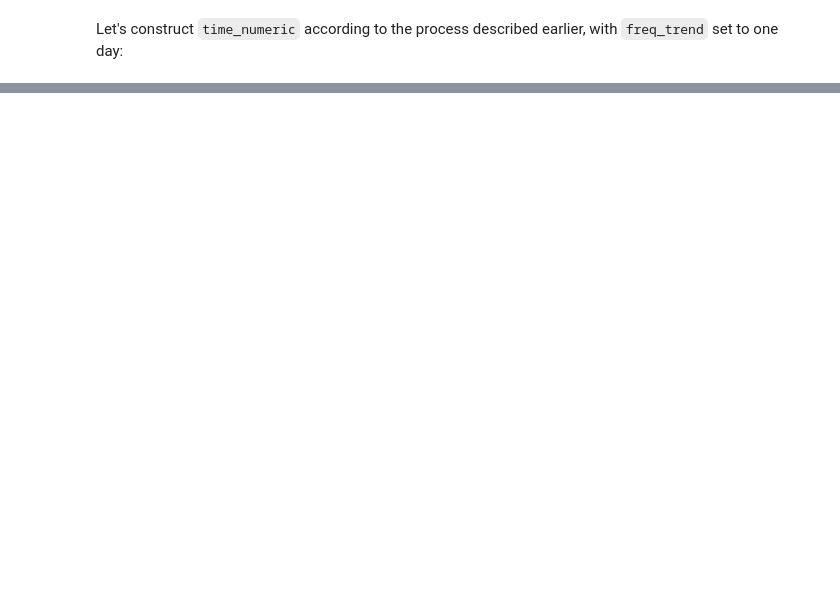
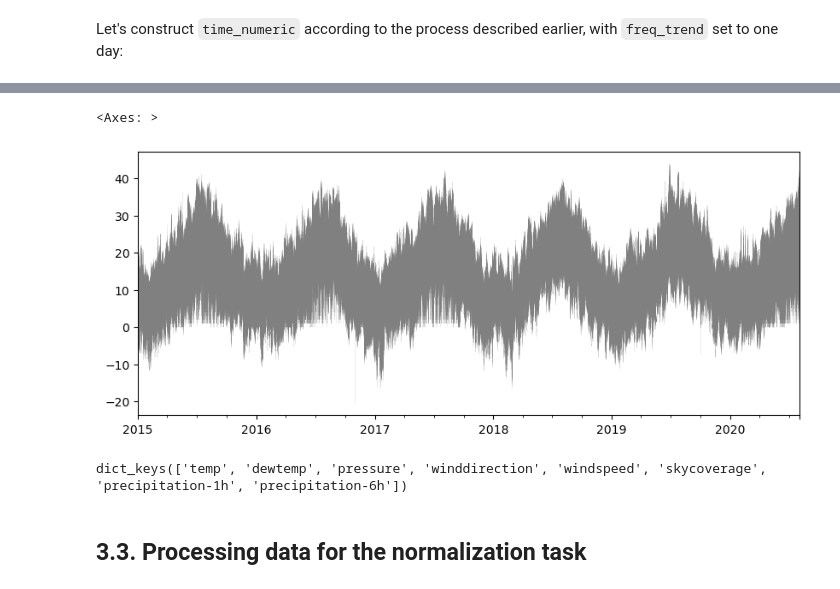
Before and after one commit to CyrilJl/apyxl, a Jupyter notebook: docs/source/tours/ts_normalization.ipynb, the cells around one changed output, grey strips where cells are left out. Cells and saved outputs as stored; diff of their text form; code cells hidden in the pictures; blank space fills up the shorter version.

```diff
--- a/docs/source/tours/ts_normalization.ipynb
+++ b/docs/source/tours/ts_normalization.ipynb
@@ -116,0 +147,14 @@ plt.show()
+# %%
+module = IsdLite(verbose=True)
+data = module.get_data(start=load.index.min(), end=load.index.max(), countries='FR', organize_by='field')
+# %%
+data['temp'].plot(legend=False, c='grey', lw=0.1, figsize=(10, 4))
+# %% [output]
+<Axes: >
+[figure, added]
+# %%
+data.keys()
+# %% [output]
+dict_keys(['temp', 'dewtemp', 'pressure', 'winddirection', 'windspeed', 'skycoverage', 'precipitation-1h', 'precipitation-6h'])
+# %% [markdown]
+## 3.3. Processing data for the normalization task
```
Also changed, not shown: parts of 19 cells of this notebook.
